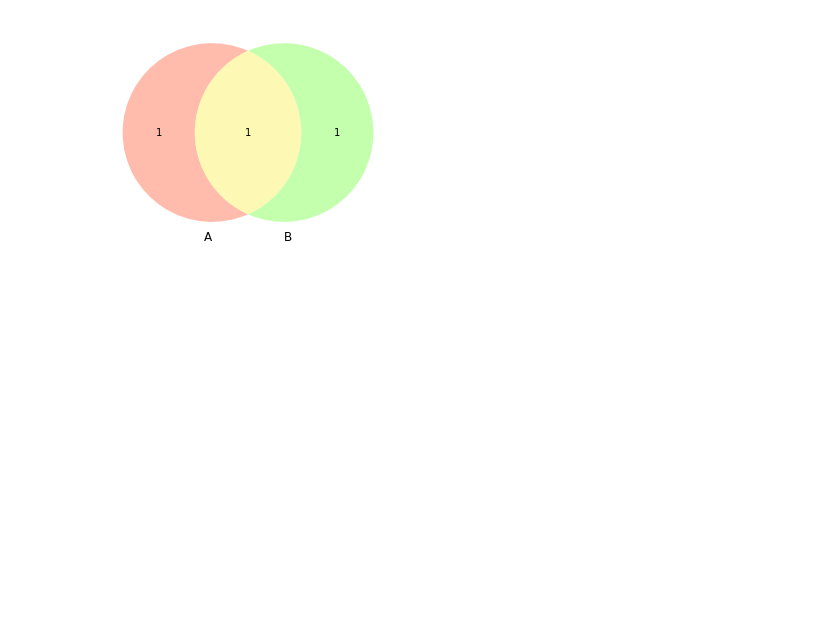
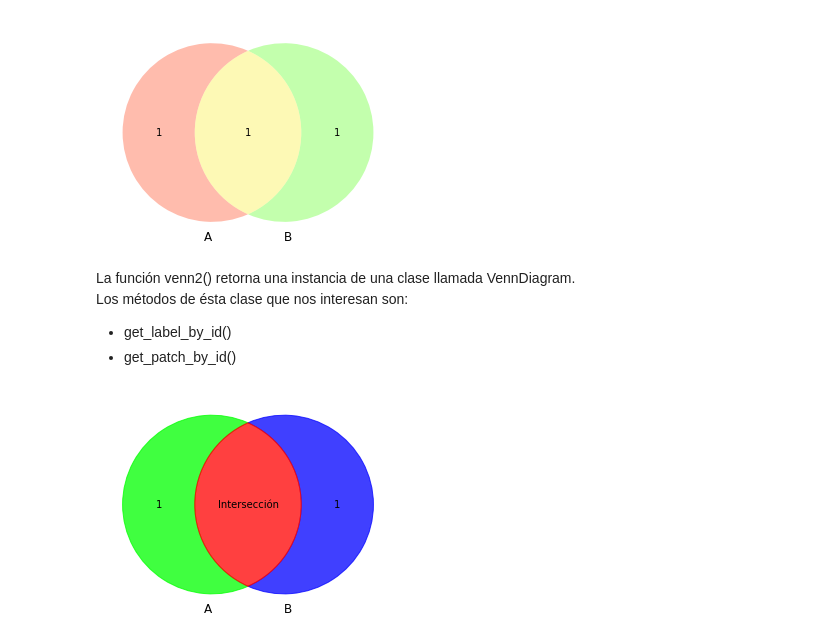
Before and after one commit to femaffi13/Python, a Jupyter notebook: Matplotlib/p.ipynb, the cells around one changed output. Cells and saved outputs as stored; diff of their text form; code cells hidden in the pictures; blank space fills up the shorter version.

```diff
--- a/Matplotlib/p.ipynb
+++ b/Matplotlib/p.ipynb
@@ -25,3 +26,18 @@ venn2((1,1,1),set_colors=("#FF5733","#68FF33")) #Por defecto tiene un alpha (tra
 plt.show()
 # %% [output]
 [figure]
+# %% [markdown]
+La función venn2() retorna una instancia de una clase llamada VennDiagram.
+Los métodos de ésta clase que nos interesan son:
+- get_label_by_id()
+- get_patch_by_id()
+# %%
+diagram = venn2((1,1,1), set_colors=("#FF5733","#68FF33"), alpha=.75)
+diagram.get_label_by_id("11").set_text("Intersección") #Modificar texto
+diagram.get_label_by_id("11").set_color("#000000") #Label para subconjuntos
+diagram.get_patch_by_id("01").set_color("#0000FF") #Patch para conjuntos
+diagram.get_patch_by_id("10").set_color("#00FF00")
+diagram.get_patch_by_id("11").set_color("#FF0000") #También aplica a subconjuntos
+plt.show()
+# %% [output]
+[figure, added]
```
Also changed, not shown: parts of 12 cells of this notebook.
